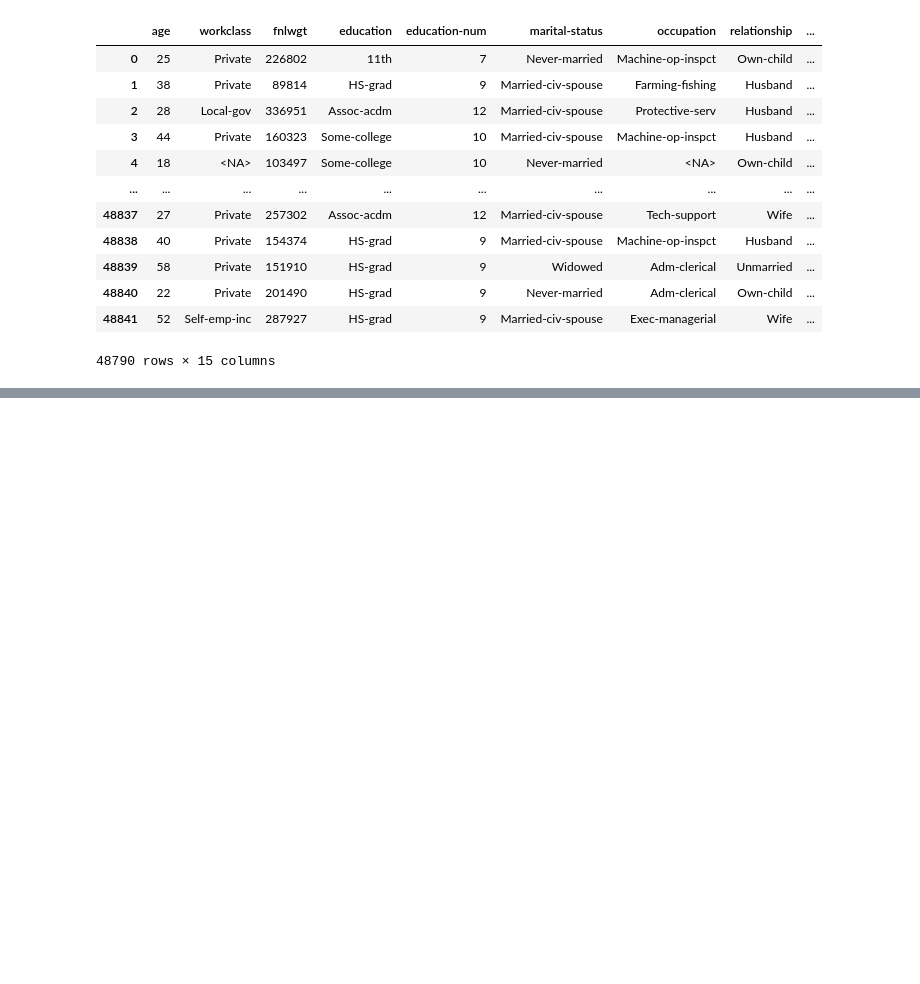
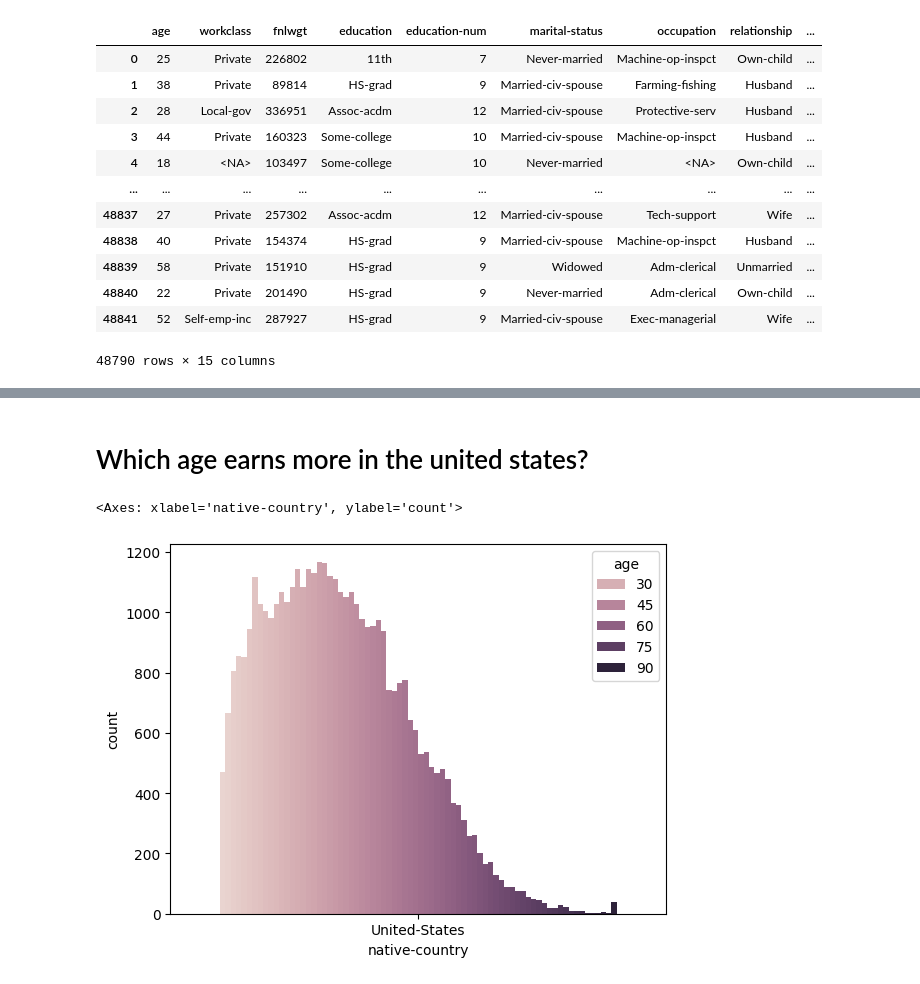
Before and after one commit to kodards/Census-DS-Project, a Jupyter notebook: census.ipynb, the cells around one changed output, grey strips where cells are left out. Cells and saved outputs as stored; diff of their text form; code cells hidden in the pictures; blank space fills up the shorter version.

```diff
--- a/census.ipynb
+++ b/census.ipynb
@@ -46,0 +214,9 @@ census_df
+# %% [markdown]
+# Which age earns more in the united states?
+# %%
+top_b = census_df['native-country'].value_counts().head(1).index
+filtered_b = census_df[df['native-country'].isin(top_b)]
+sns.countplot(data=filtered_b, x='native-country', hue='age')
+# %% [output]
+<Axes: xlabel='native-country', ylabel='count'>
+[figure, added]
```
Also changed, not shown: parts of 35 cells of this notebook.
